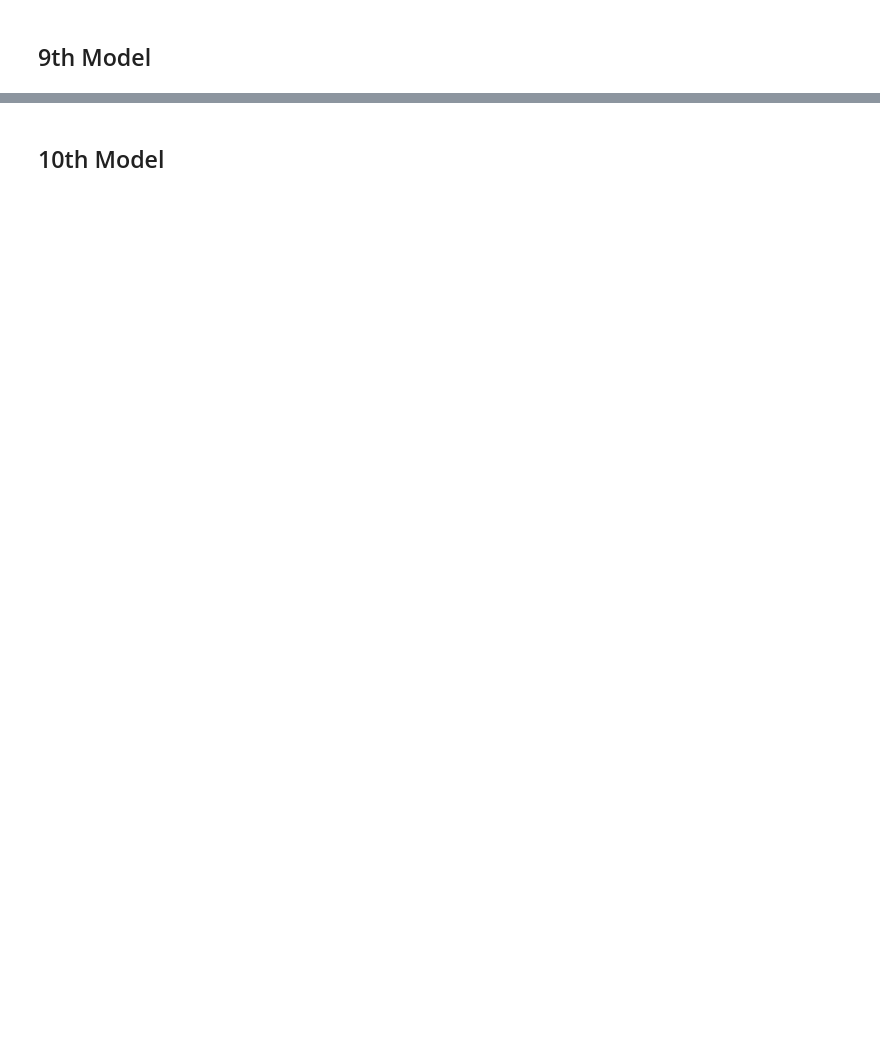
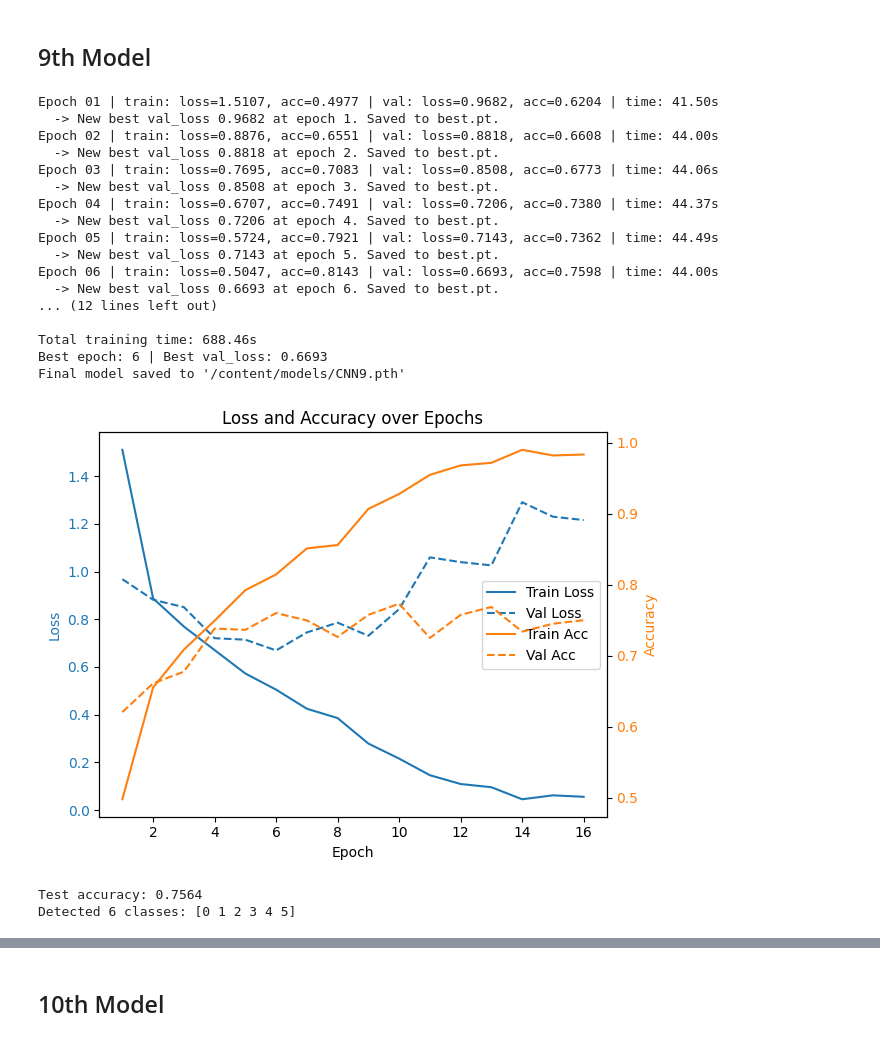
Before and after one commit to Tiromachelan/cnn-image-classification, a Jupyter notebook: HW3.ipynb, the cells around one changed output, grey strips where cells are left out. Drawn from its saved outputs; the diff is of its cells as text; code cells hidden in the pictures; blank space fills up the shorter version.

```diff
--- a/HW3.ipynb
+++ b/HW3.ipynb
@@ -720,2 +778,54 @@ Detected 6 classes: [0 1 2 3 4 5]
 # %% [markdown]
 ## 9th Model
+# %%
+class CNN9(nn.Module):
+    def __init__(self):
+        super().__init__()
+        self.net = nn.Sequential(
+            nn.Conv2d(3, 64, kernel_size=5, stride=1, padding=2),
+            nn.ReLU(),
+            nn.MaxPool2d(kernel_size=2, stride=2),
+            nn.Conv2d(64, 128, kernel_size=5, stride=1, padding=2),
+            nn.ReLU(),
+            nn.MaxPool2d(kernel_size=2, stride=2),
+            nn.Flatten(),
+            nn.Linear(128 * 37 * 37, 512),
+            nn.ReLU(),
+            nn.Linear(512, 6)
+        )
+    def forward(self, x):
+        return self.net(x)
+
+name = "CNN9"
+model = CNN9().to(device)
+optimizer = optim.Adam(model.parameters(), lr=0.001)
+epochs = 100
+criterion = nn.CrossEntropyLoss()
+history = {
+    "train_loss": [], "train_acc": [],
+    "val_loss":   [], "val_acc":   []
+}
+
+train(name, model, optimizer, epochs, criterion, history)
+display_results("models/CNN9.pth", model)
+# %% [output]
+Epoch 01 | train: loss=1.5107, acc=0.4977 | val: loss=0.9682, acc=0.6204 | time: 41.50s
+  -> New best val_loss 0.9682 at epoch 1. Saved to best.pt.
+Epoch 02 | train: loss=0.8876, acc=0.6551 | val: loss=0.8818, acc=0.6608 | time: 44.00s
+  -> New best val_loss 0.8818 at epoch 2. Saved to best.pt.
+Epoch 03 | train: loss=0.7695, acc=0.7083 | val: loss=0.8508, acc=0.6773 | time: 44.06s
+  -> New best val_loss 0.8508 at epoch 3. Saved to best.pt.
+Epoch 04 | train: loss=0.6707, acc=0.7491 | val: loss=0.7206, acc=0.7380 | time: 44.37s
+  -> New best val_loss 0.7206 at epoch 4. Saved to best.pt.
+Epoch 05 | train: loss=0.5724, acc=0.7921 | val: loss=0.7143, acc=0.7362 | time: 44.49s
+  -> New best val_loss 0.7143 at epoch 5. Saved to best.pt.
+Epoch 06 | train: loss=0.5047, acc=0.8143 | val: loss=0.6693, acc=0.7598 | time: 44.00s
+  -> New best val_loss 0.6693 at epoch 6. Saved to best.pt.
+... (12 lines left out)
+
+Total training time: 688.46s
+Best epoch: 6 | Best val_loss: 0.6693
+Final model saved to '/content/models/CNN9.pth'
+[figure, added]
+Test accuracy: 0.7564
+Detected 6 classes: [0 1 2 3 4 5]
```
Also changed, not shown: parts of 2 cells of this notebook.
